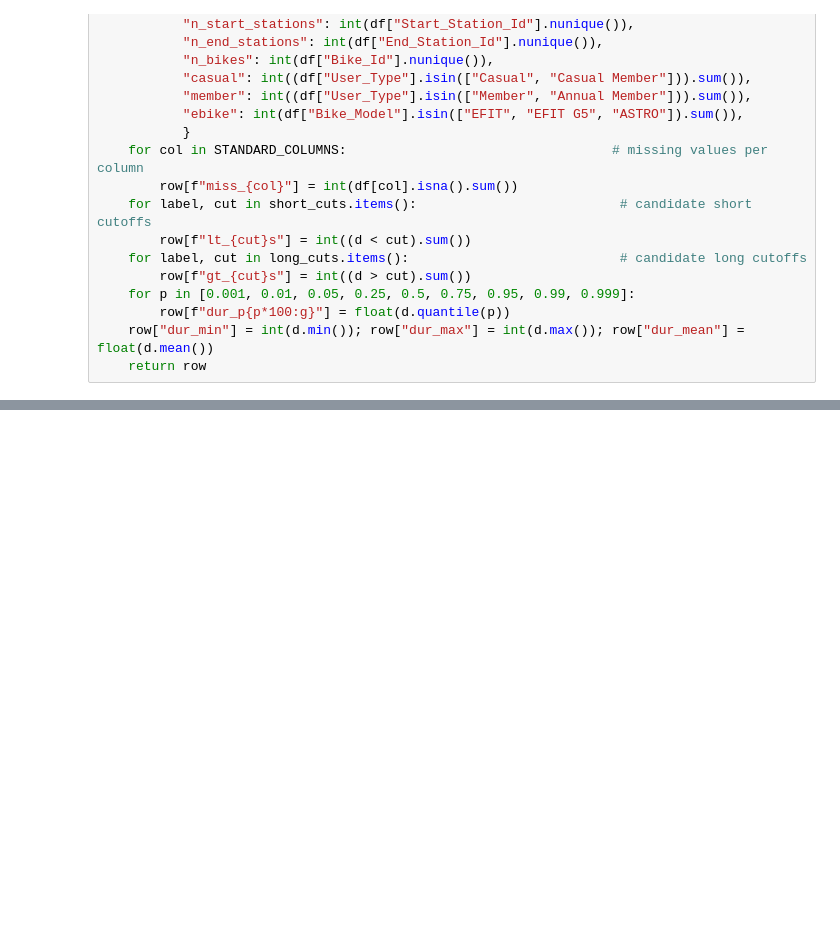
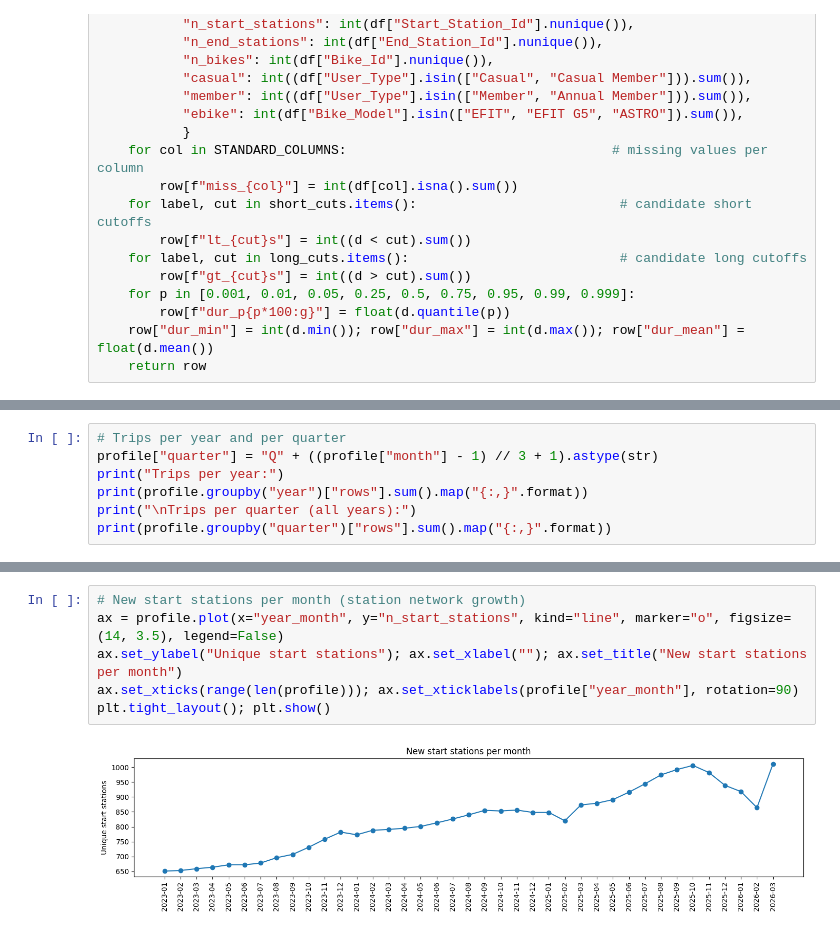
Before and after one commit to karquiza/bikeshare-toronto-demand, a Jupyter notebook: notebooks/M3_Report.ipynb, the cells around one changed output, grey strips where cells are left out. Cells and saved outputs as stored; diff of their text form; blank space fills up the shorter version.

```diff
--- a/notebooks/M3_Report.ipynb
+++ b/notebooks/M3_Report.ipynb
@@ -550,0 +675,7 @@ def profile_month(df, year, month):
+# %%
+# Trips per year and per quarter
+profile["quarter"] = "Q" + ((profile["month"] - 1) // 3 + 1).astype(str)
+print("Trips per year:")
+print(profile.groupby("year")["rows"].sum().map("{:,}".format))
+print("\nTrips per quarter (all years):")
+print(profile.groupby("quarter")["rows"].sum().map("{:,}".format))
@@ -550,0 +711,8 @@ def profile_month(df, year, month):
+# %%
+# New start stations per month (station network growth)
+ax = profile.plot(x="year_month", y="n_start_stations", kind="line", marker="o", figsize=(14, 3.5), legend=False)
+ax.set_ylabel("Unique start stations"); ax.set_xlabel(""); ax.set_title("New start stations per month")
+ax.set_xticks(range(len(profile))); ax.set_xticklabels(profile["year_month"], rotation=90)
+plt.tight_layout(); plt.show()
+# %% [output]
+[figure, added]
```
Also changed, not shown: parts of 23 cells of this notebook.
